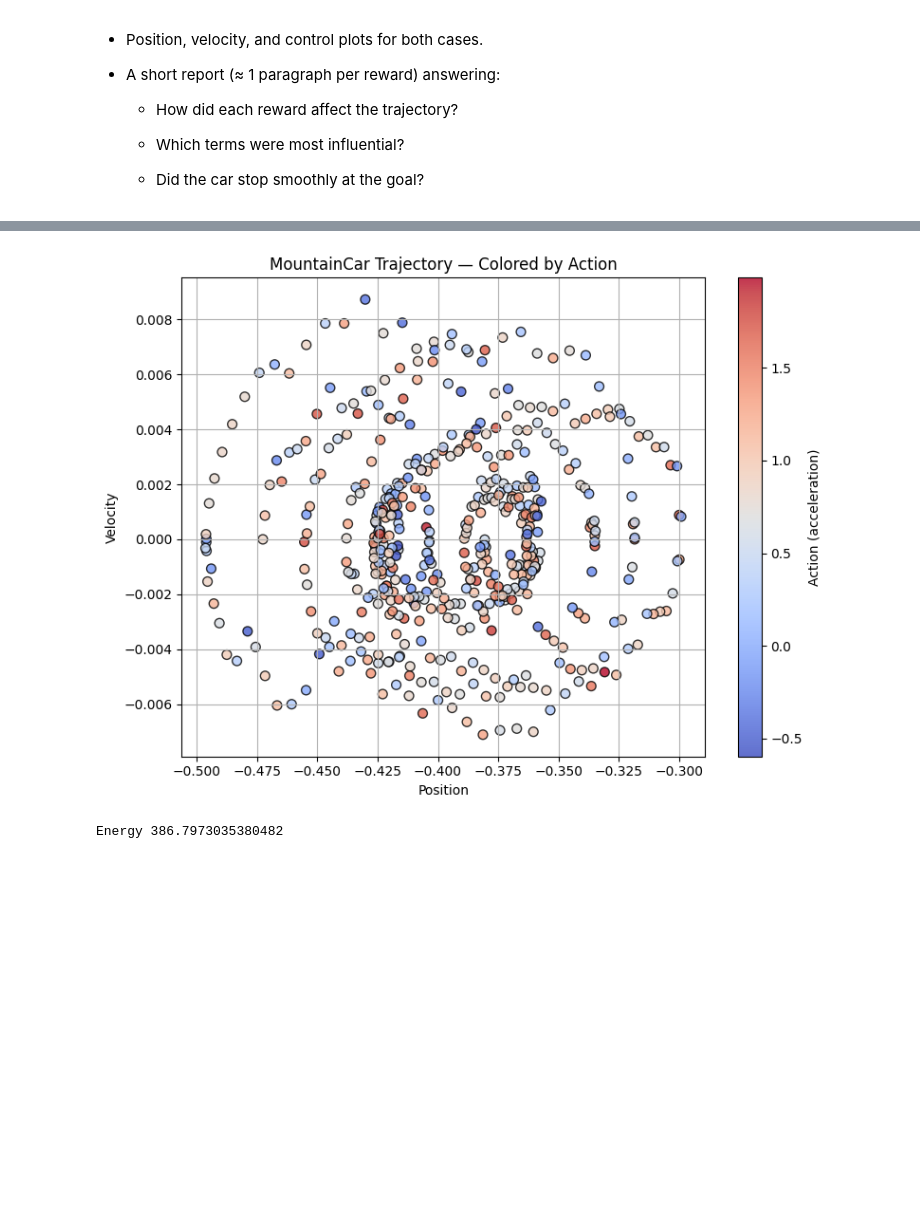
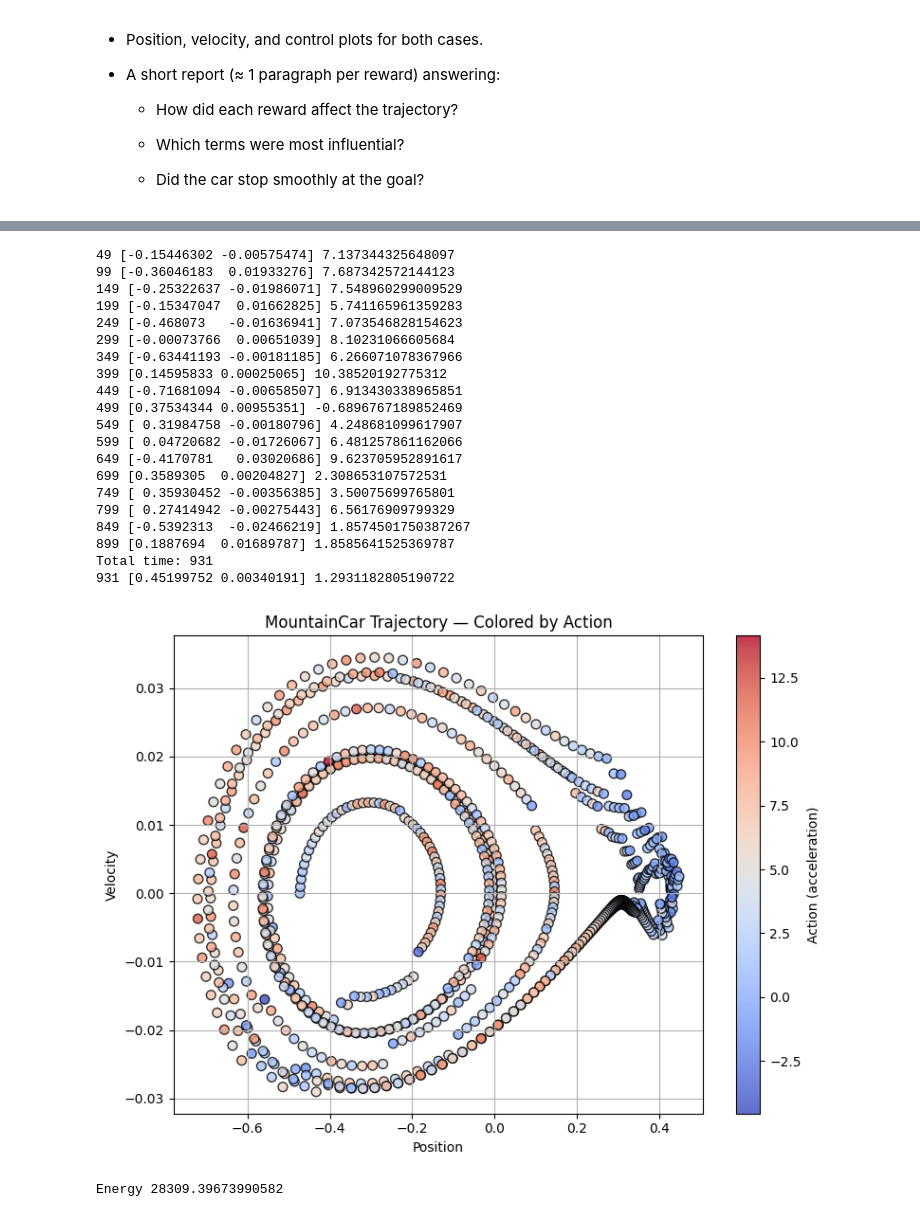
Before and after one commit to simkarwin/RL1, a Jupyter notebook: lab9_mountain_optimal.ipynb, the cells around one changed output, grey strips where cells are left out. Drawn from its saved outputs; the diff is of its cells as text; code cells hidden in the pictures; blank space fills up the shorter version.

```diff
--- a/lab9_mountain_optimal.ipynb
+++ b/lab9_mountain_optimal.ipynb
@@ -59,7 +59,7 @@ import matplotlib.pyplot as plt
 # --------------------------------------------------------------
 # Environment setup
 # --------------------------------------------------------------
-env = gym.make("MountainCarContinuous-v0", max_episode_steps=500)
+env = gym.make("MountainCarContinuous-v0", max_episode_steps=2000)
 # %% [markdown]
 ### Dynamics
 This is the underneath dynamics in the mountain car. For this exercise, we will use it, but for the following sessions, **we will learn it!**
@@ -518,20 +527,18 @@ Take into account that the weights help to scale the magnitude of the variables.
 
     * Did the car stop smoothly at the goal?
 # %%
+# minimizing the energy
+
 def cost_fn(state, a):
     x, v = state
     goal = 0.5
 
-    w_pos = 15.0
-    w_vel = 3.0
-    w_ctrl = 5.0
+    w_pos = 8.0
+    w_vel = 1000.0
+    w_ctrl = 45.0   # much stronger penalty on action (energy)
 
     pos_err = x - goal
-    # proximity weight: 1 when close, ~0 when far (sigma controls radius)
-    sigma = 0.08
-    prox = np.exp(- (pos_err**2) / (2 * sigma**2))
-
-    cost = w_pos * (pos_err**2) + (w_vel * prox) * (v**2) + w_ctrl * (a**2)
+    cost = w_pos * (pos_err ** 2) - w_vel * np.abs(v) + w_ctrl * np.abs(a)
     return cost
 
 # Initialize controller once
@@ -555,4 +562,7 @@ for t in range(1000):
 
 print(f"Total time: {t:.0f}")
 print(t, obs, a)
+plot_trajectory(traj)
+
+print("Energy", sum([a**2for s,a in traj]))
 # %% [output]
@@ -580,7 +595,60 @@ print(t, obs, a)
 # %%
+def cost_fn(state, a):
+    x, v = state
+    goal = 0.5
+
+    w_pos = 8.0
+    w_vel = 100.0
+    w_ctrl = -0.0   # much stronger penalty on action (energy)
+
+    pos_err = x - goal
+    cost = w_pos * (pos_err ** 2) - w_vel * np.abs(v) + w_ctrl * np.abs(a)
+    return cost
+
+# Initialize controller once
+mppi2 = MPPIController(H=30, N_seq=200, λ=.10, σ=.50)
+
+obs, _ = env.reset(seed=0)
+traj = []
+
+for t in range(1000):
+    a = mppi2.action(obs)  # plot first iteration only
+    traj.append([obs, a])
+
+    if (t+1)%50==0:
+      print(t, obs, a)
+
+    obs, r, term, trunc, _ = env.step([a])
+
+
+    if term or trunc:
+        break
+
+print(f"Total time: {t:.0f}")
+print(t, obs, a)
 plot_trajectory(traj)
 
 print("Energy", sum([a**2for s,a in traj]))
 # %% [output]
+49 [-0.15446302 -0.00575474] 7.137344325648097
+99 [-0.36046183  0.01933276] 7.687342572144123
+149 [-0.25322637 -0.01986071] 7.548960299009529
+199 [-0.15347047  0.01662825] 5.741165961359283
+249 [-0.468073   -0.01636941] 7.073546828154623
+299 [-0.00073766  0.00651039] 8.10231066605684
+349 [-0.63441193 -0.00181185] 6.266071078367966
+399 [0.14595833 0.00025065] 10.38520192775312
+449 [-0.71681094 -0.00658507] 6.913430338965851
+499 [0.37534344 0.00955351] -0.6896767189852469
+549 [ 0.31984758 -0.00180796] 4.248681099617907
+599 [ 0.04720682 -0.01726067] 6.481257861162066
+649 [-0.4170781   0.03020686] 9.623705952891617
+699 [0.3589305  0.00204827] 2.308653107572531
+749 [ 0.35930452 -0.00356385] 3.50075699765801
+799 [ 0.27414942 -0.00275443] 6.56176909799329
+849 [-0.5392313  -0.02466219] 1.8574501750387267
+899 [0.1887694  0.01689787] 1.8585641525369787
+Total time: 931
+931 [0.45199752 0.00340191] 1.2931182805190722
-[figure, old version]
+[figure, new version]
-Energy 386.7973035380482
+Energy 28309.39673990582
```
Also changed, not shown: parts of 13 cells of this notebook.
